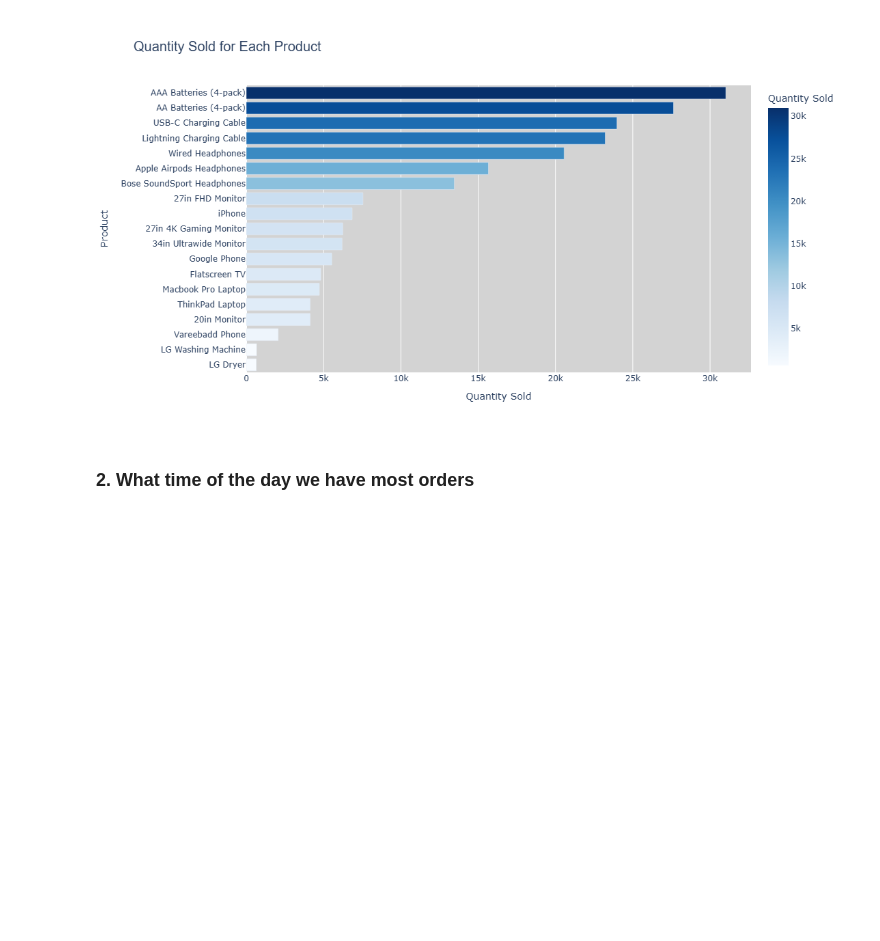
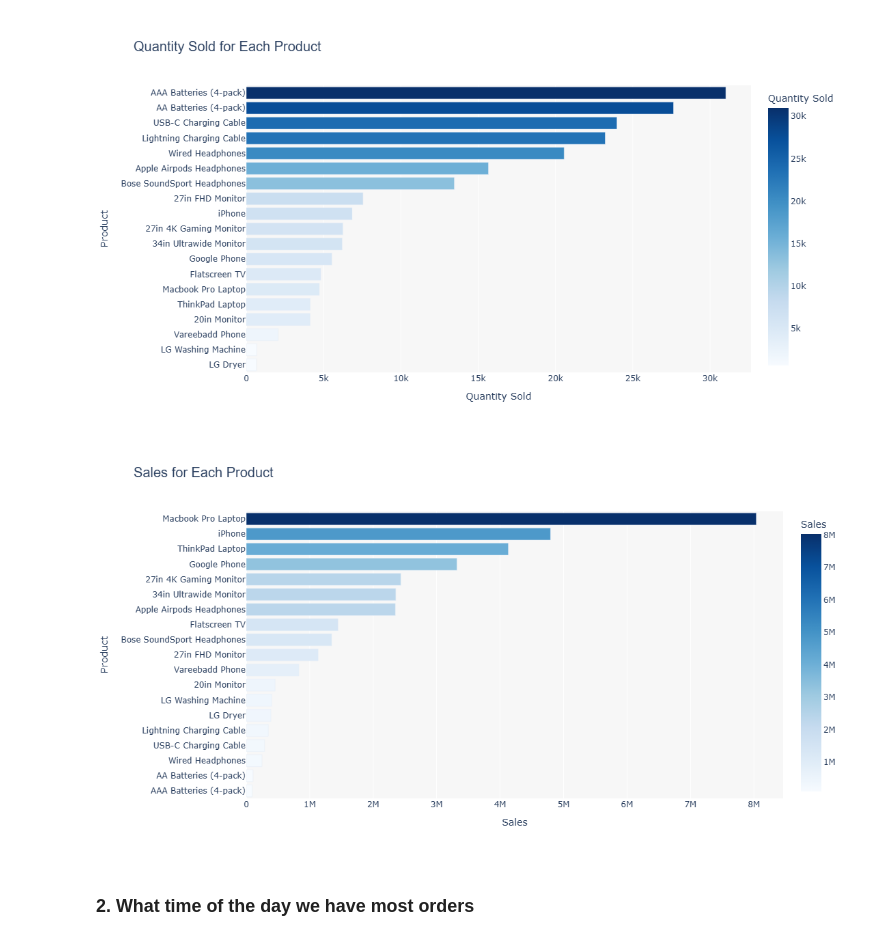
Before and after one commit to AnishChougule/Python-Projects, a Jupyter notebook: Data Analysis Project/Data Analysis Project.ipynb, the cells around one changed output. Cells and saved outputs as stored; diff of their text form; code cells hidden in the pictures; blank space fills up the shorter version.

Commit message:
making visualizatons

```diff
--- a/Data Analysis Project/Data Analysis Project.ipynb
+++ b/Data Analysis Project/Data Analysis Project.ipynb
@@ -14,7 +14,7 @@ import plotly.graph_objects as go
 # %% [markdown]
 ## Reading CSVs
 # %%
-location = 'D:\ANISH\Portfolio\Python Projects\Data Analysis Project\Dataset/*.csv'
+location = r'D:\ANISH\Portfolio\Python Projects\Data Analysis Project\Dataset/*.csv'
 for file in glob.glob(location):
     print(file)
 # %% [output]
@@ -64,7 +50,7 @@ def combinedata(x):
             combineddfs = pd.concat(dfs,ignore_index=True)
         return combineddfs
 
-filepath = 'D:\ANISH\Portfolio\Python Projects\Data Analysis Project\Dataset/*'
+filepath = r'D:\ANISH\Portfolio\Python Projects\Data Analysis Project\Dataset/*'
 
 maindf = combinedata(filepath)
 maindf.shape
@@ -139,3 +121,5 @@ dtype: int64
+# %%
+maindf['Order Date'] = maindf['Order Date'].str.replace('/', '-')
 # %% [markdown]
 ## Changing Datatypes to increase speed
 # %%
@@ -264,5 +248,37 @@ fig.update_layout(
 fig.show()
 # %% [output]
 [figure]
+# %%
+best_product = maindf.groupby('Product')
+sales = best_product['Sales'].sum()
+product_data = sales.reset_index()
+product_data = product_data.sort_values('Sales', ascending=True)
+
+
+fig = px.bar(product_data,
+             x='Sales',
+             y='Product',
+             orientation='h',
+             title='Sales for Each Product',
+             color='Sales',
+             color_continuous_scale='blues',
+             labels={'Sales': 'Sales', 'Product': 'Product'})
+
+
+fig.update_layout(
+    title_font_size=20,
+    title_font_family="Arial",
+    xaxis_title="Sales",
+    yaxis_title="Product",
+    xaxis_tickfont_size=12,
+    yaxis_tickfont_size=12,
+    plot_bgcolor="rgba(245, 245, 245, 0.8)",
+    bargap=0.2,
+    height=600,
+)
+
+fig.show()
+# %% [output]
+[figure, added]
 # %% [markdown]
 ### 2. What time of the day we have most orders
```
Also changed, not shown: parts of 14 cells of this notebook.
